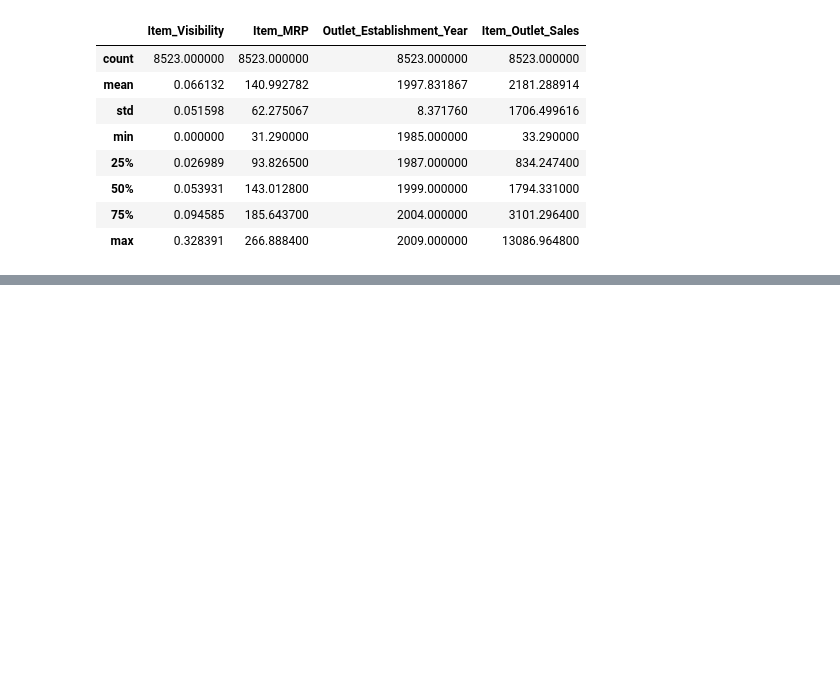
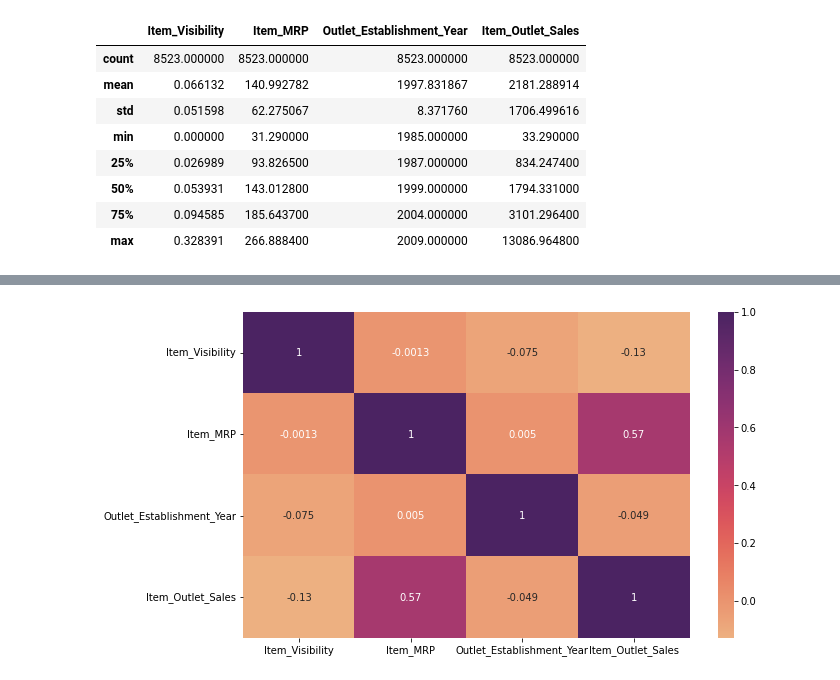
Before and after one commit to YesenniaP/introducci-n-github, a Jupyter notebook: Prediccion_ventas.ipynb, the cells around one changed output, grey strips where cells are left out. Cells and saved outputs as stored; diff of their text form; code cells hidden in the pictures; blank space fills up the shorter version.

```diff
--- a/Prediccion_ventas.ipynb
+++ b/Prediccion_ventas.ipynb
@@ -118,0 +155,10 @@ df.describe()
+# %%
+corr = df1.corr()
+
+plt.figure(figsize=(10, 6))
+sns.heatmap(corr, cmap = "flare", annot=True)
+plt.show()
+
+#La correlación que hay entre el precio maximo de venta de un producto al publico y las ventas del producto en una tienda particular es moderada de forma positiva
+# %% [output]
+[figure, added]
```
Also changed, not shown: parts of 11 cells of this notebook.
